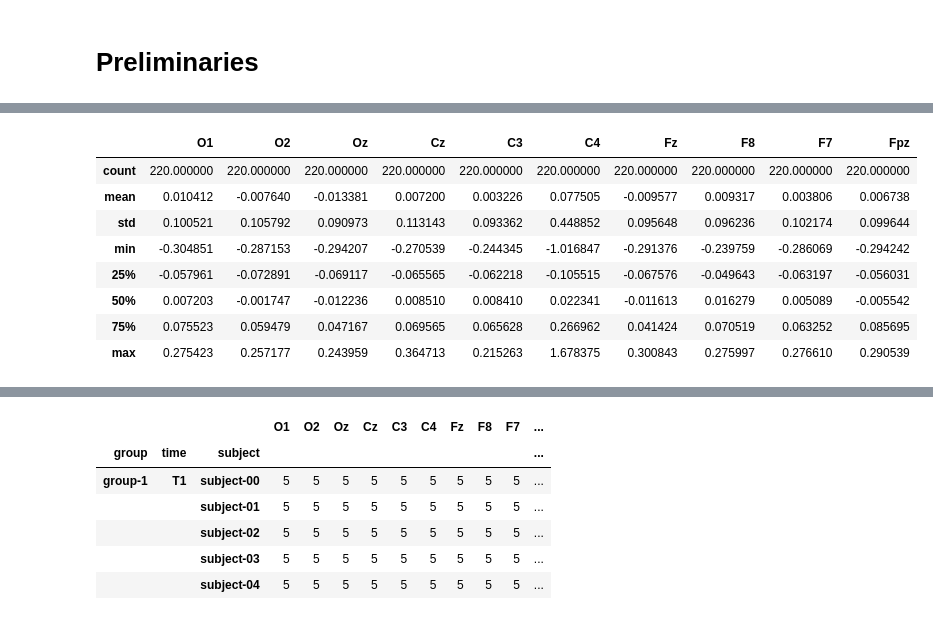
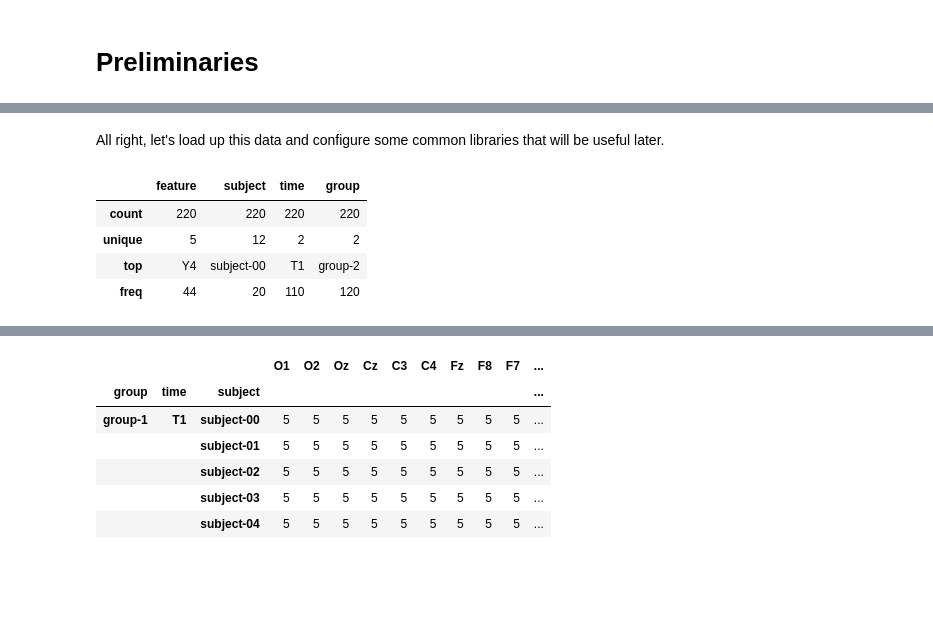
Before and after one commit to dojeda/mensia-test, a Jupyter notebook: src/python/Mensia analyses.ipynb, the cells around one changed output, grey strips where cells are left out. Cells and saved outputs as stored; diff of their text form; code cells hidden in the pictures; blank space fills up the shorter version.

```diff
--- a/src/python/Mensia analyses.ipynb
+++ b/src/python/Mensia analyses.ipynb
@@ -5,36 +48,35 @@ Let's start by configuring this workspace and loading our data
+# %% [markdown]
+All right, let's load up this data and configure some common libraries that will be useful later.
 # %%
-# Python packages and tools
+# Python packages and tools, if this doesn't work, you'll need to install these dependencies (using pip3):
+# numpy pandas matplotlib rpy2
 import pandas as pd
 import numpy as np
-import scipy.stats as sps
 import rpy2.robjects as robj
 import rpy2.robjects.pandas2ri
 from rpy2.robjects.packages import importr
 import matplotlib.pyplot as plt
 
+# Initialize the random seed to a fixed value for reproducibility
+np.random.seed(1)
+
 # Matplotlib configuration
 pylab.rcParams['figure.figsize'] = (10.0, 8.0)
 
-# Functions written specifically for this notebook
-from ptest import permutation_test
+# Load data
+data = pd.read_csv('../../data/full_data.csv')
 
-# Load data
-datafile = '../../data/full_data.csv'
-
-data = pd.read_csv(datafile)
-
+# Useful variables: names of all features and factors
 features = data.feature.unique()
 groups   = data.group.unique()
+times    = data.time.unique()
 electrodes = 'O1 O2 Oz Cz C3 C4 Fz F8 F7 Fpz'.split()
 
-data.describe()
+# Let's start looking at the factors
+data.describe(include=['O'])
 # %% [output]
-|  | O1 | O2 | Oz | Cz | C3 | C4 | Fz | F8 | F7 | Fpz |
-| count | 220.000000 | 220.000000 | 220.000000 | 220.000000 | 220.000000 | 220.000000 | 220.000000 | 220.000000 | 220.000000 | 220.000000 |
-| mean | 0.010412 | -0.007640 | -0.013381 | 0.007200 | 0.003226 | 0.077505 | -0.009577 | 0.009317 | 0.003806 | 0.006738 |
-| std | 0.100521 | 0.105792 | 0.090973 | 0.113143 | 0.093362 | 0.448852 | 0.095648 | 0.096236 | 0.102174 | 0.099644 |
-| min | -0.304851 | -0.287153 | -0.294207 | -0.270539 | -0.244345 | -1.016847 | -0.291376 | -0.239759 | -0.286069 | -0.294242 |
-| 25% | -0.057961 | -0.072891 | -0.069117 | -0.065565 | -0.062218 | -0.105515 | -0.067576 | -0.049643 | -0.063197 | -0.056031 |
-| 50% | 0.007203 | -0.001747 | -0.012236 | 0.008510 | 0.008410 | 0.022341 | -0.011613 | 0.016279 | 0.005089 | -0.005542 |
-| 75% | 0.075523 | 0.059479 | 0.047167 | 0.069565 | 0.065628 | 0.266962 | 0.041424 | 0.070519 | 0.063252 | 0.085695 |
-| max | 0.275423 | 0.257177 | 0.243959 | 0.364713 | 0.215263 | 1.678375 | 0.300843 | 0.275997 | 0.276610 | 0.290539 |
+|  | feature | subject | time | group |
+| count | 220 | 220 | 220 | 220 |
+| unique | 5 | 12 | 2 | 2 |
+| top | Y4 | subject-00 | T1 | group-2 |
+| freq | 44 | 20 | 110 | 120 |
```
Also changed, not shown: parts of 16 cells of this notebook, 2 other files.
